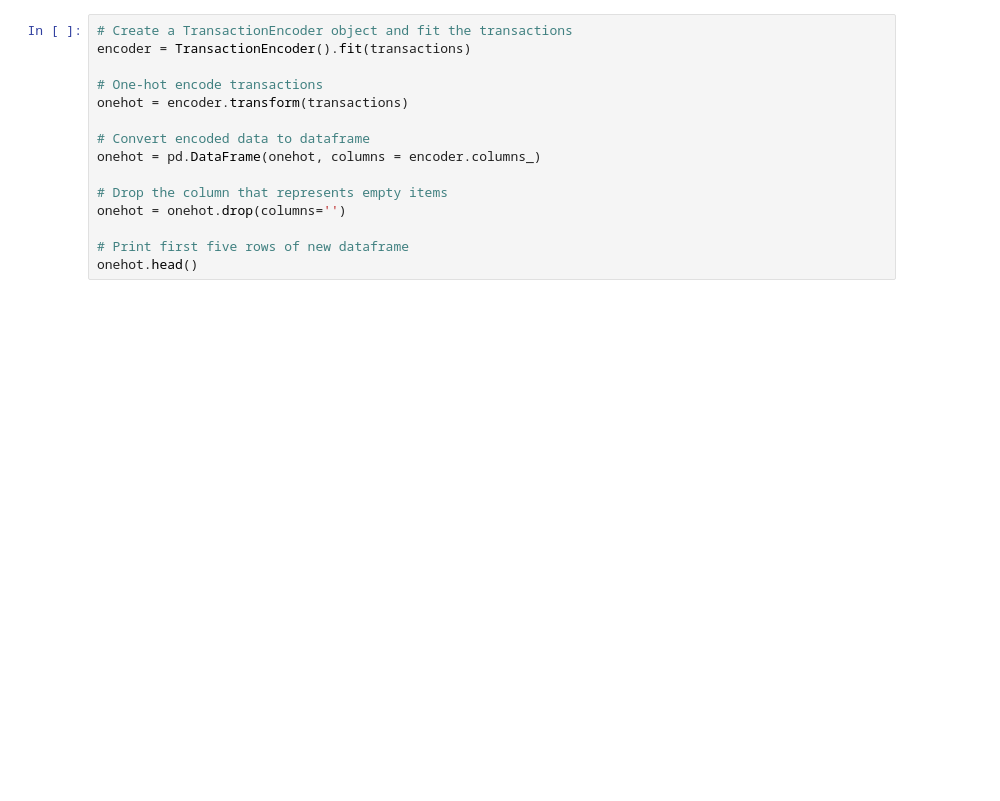
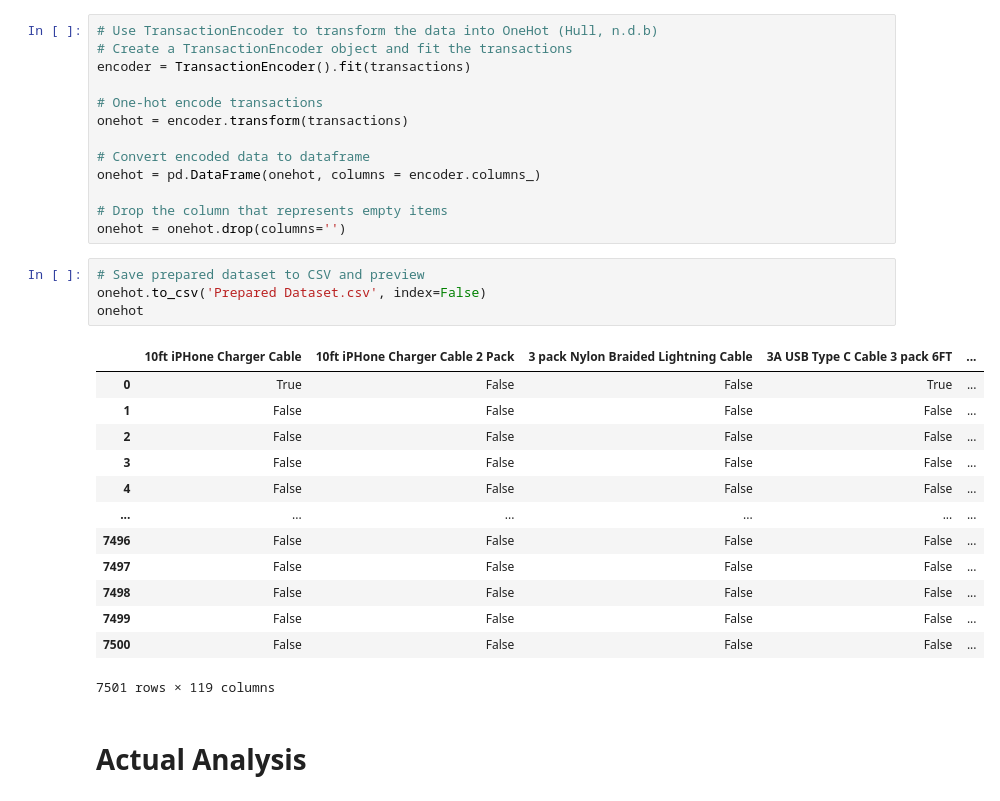
Before and after one commit to david-00001/d212-3, a Jupyter notebook: D212-3 Market Basket Analysis by L David Rodgers.ipynb, the cells around one changed output. Drawn from its saved outputs; the diff is of its cells as text; blank space fills up the shorter version.

```diff
--- a/D212-3 Market Basket Analysis by L David Rodgers.ipynb
+++ b/D212-3 Market Basket Analysis by L David Rodgers.ipynb
@@ -75,4 +83,5 @@ print(transactions[0])
 # %%
+# Use TransactionEncoder to transform the data into OneHot (Hull, n.d.b)
 # Create a TransactionEncoder object and fit the transactions
 encoder = TransactionEncoder().fit(transactions)
 
@@ -84,7 +93,24 @@ onehot = pd.DataFrame(onehot, columns = encoder.columns_)
 
 # Drop the column that represents empty items
 onehot = onehot.drop(columns='')
-
-# Print first five rows of new dataframe
-onehot.head()
+# %%
+# Save prepared dataset to CSV and preview
+onehot.to_csv('Prepared Dataset.csv', index=False)
+onehot
+# %% [output]
+|  | 10ft iPHone Charger Cable | 10ft iPHone Charger Cable 2 Pack | 3 pack Nylon Braided Lightning Cable | 3A USB Type C Cable 3 pack 6FT | ... |
+| 0 | True | False | False | True | ... |
+| 1 | False | False | False | False | ... |
+| 2 | False | False | False | False | ... |
+| 3 | False | False | False | False | ... |
+| 4 | False | False | False | False | ... |
+| ... | ... | ... | ... | ... | ... |
+| 7496 | False | False | False | False | ... |
+| 7497 | False | False | False | False | ... |
+| 7498 | False | False | False | False | ... |
+| 7499 | False | False | False | False | ... |
+| 7500 | False | False | False | False | ... |
+7501 rows × 119 columns
+# %% [markdown]
+# Actual Analysis
 # %%
```
Also changed, not shown: parts of 19 cells of this notebook, 1 other file.
